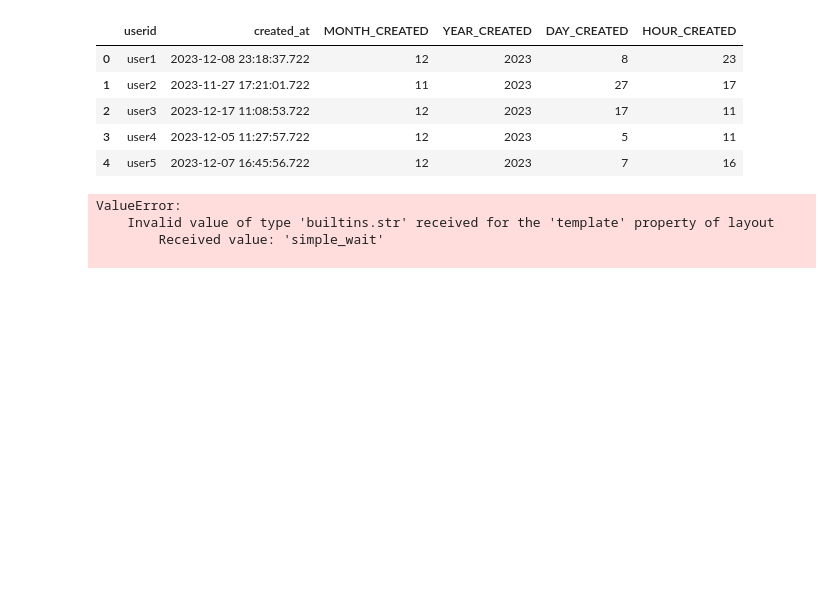
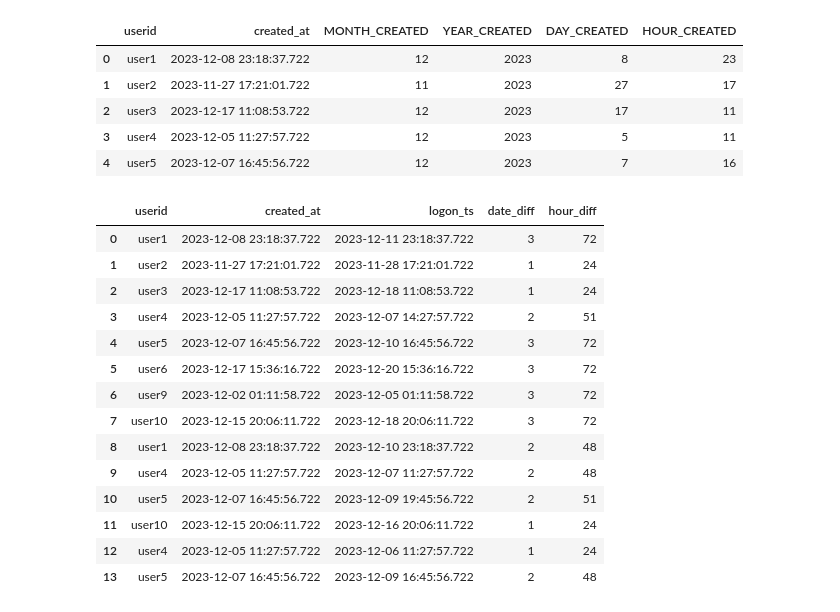
Before and after one commit to AngelTintaya/DA_Engineer_test, a Jupyter notebook: data_analysis.ipynb, the cells around one changed output. Cells and saved outputs as stored; diff of their text form; code cells hidden in the pictures; blank space fills up the shorter version.

```diff
--- a/data_analysis.ipynb
+++ b/data_analysis.ipynb
@@ -63,7 +63,7 @@ df_users_transformed.head()
 | 3 | user4 | 2023-12-05 11:27:57.722 | 12 | 2023 | 5 | 11 |
 | 4 | user5 | 2023-12-07 16:45:56.722 | 12 | 2023 | 7 | 16 |
 # %%
-fig = px.histogram(df_users_transformed, x='HOUR_CREATED')
+fig = px.histogram(df_users_transformed, x='HOUR_CREATED',)
 fig.update_layout(
     title='Hours Created Accounts',
     width=400,
@@ -72,8 +72,3 @@ fig.update_layout(
     yaxis_title='Hours Created',
     template='simple_white',
 )
-# %% [output]
-ValueError:
-    Invalid value of type 'builtins.str' received for the 'template' property of layout
-        Received value: 'simple_wait'
-
@@ -79,0 +103,32 @@ ValueError:
+# %%
+query = """
+SELECT
+    u.userid,
+    u.created_at,
+    le.logon_ts,
+    date_diff('day', u.created_at, le.logon_ts) AS date_diff,
+    date_diff('hour', u.created_at, le.logon_ts) AS hour_diff,
+FROM users u
+LEFT JOIN logon_events le ON u.userid = le.userid
+WHERE
+    le.logon_ts IS NOT NULL
+"""
+df_date_diff = conn.execute(query).df()
+# %%
+df_date_diff
+# %% [output]
+|  | userid | created_at | logon_ts | date_diff | hour_diff |
+| 0 | user1 | 2023-12-08 23:18:37.722 | 2023-12-11 23:18:37.722 | 3 | 72 |
+| 1 | user2 | 2023-11-27 17:21:01.722 | 2023-11-28 17:21:01.722 | 1 | 24 |
+| 2 | user3 | 2023-12-17 11:08:53.722 | 2023-12-18 11:08:53.722 | 1 | 24 |
+| 3 | user4 | 2023-12-05 11:27:57.722 | 2023-12-07 14:27:57.722 | 2 | 51 |
+| 4 | user5 | 2023-12-07 16:45:56.722 | 2023-12-10 16:45:56.722 | 3 | 72 |
+| 5 | user6 | 2023-12-17 15:36:16.722 | 2023-12-20 15:36:16.722 | 3 | 72 |
+| 6 | user9 | 2023-12-02 01:11:58.722 | 2023-12-05 01:11:58.722 | 3 | 72 |
+| 7 | user10 | 2023-12-15 20:06:11.722 | 2023-12-18 20:06:11.722 | 3 | 72 |
+| 8 | user1 | 2023-12-08 23:18:37.722 | 2023-12-10 23:18:37.722 | 2 | 48 |
+| 9 | user4 | 2023-12-05 11:27:57.722 | 2023-12-07 11:27:57.722 | 2 | 48 |
+| 10 | user5 | 2023-12-07 16:45:56.722 | 2023-12-09 19:45:56.722 | 2 | 51 |
+| 11 | user10 | 2023-12-15 20:06:11.722 | 2023-12-16 20:06:11.722 | 1 | 24 |
+| 12 | user4 | 2023-12-05 11:27:57.722 | 2023-12-06 11:27:57.722 | 1 | 24 |
+| 13 | user5 | 2023-12-07 16:45:56.722 | 2023-12-09 16:45:56.722 | 2 | 48 |
```
Also changed, not shown: parts of 4 cells of this notebook.
